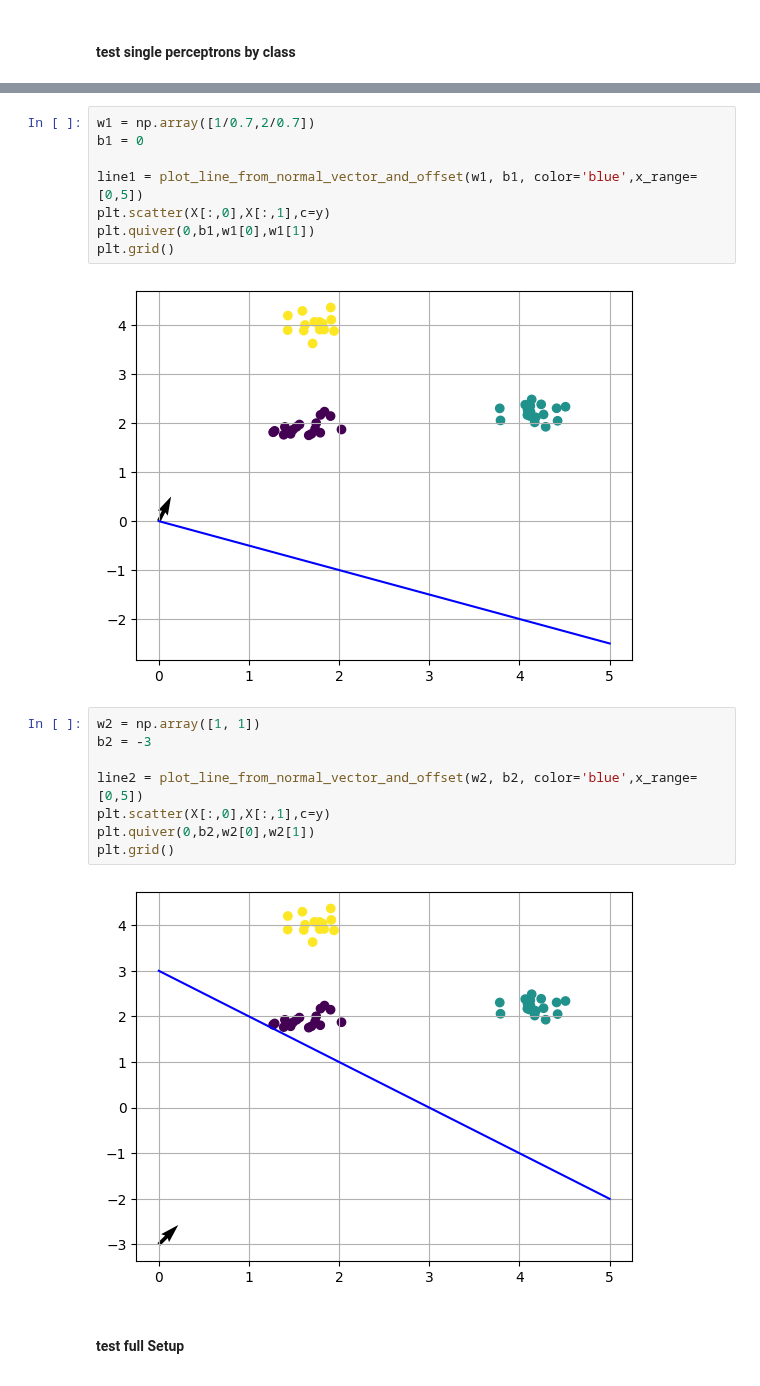
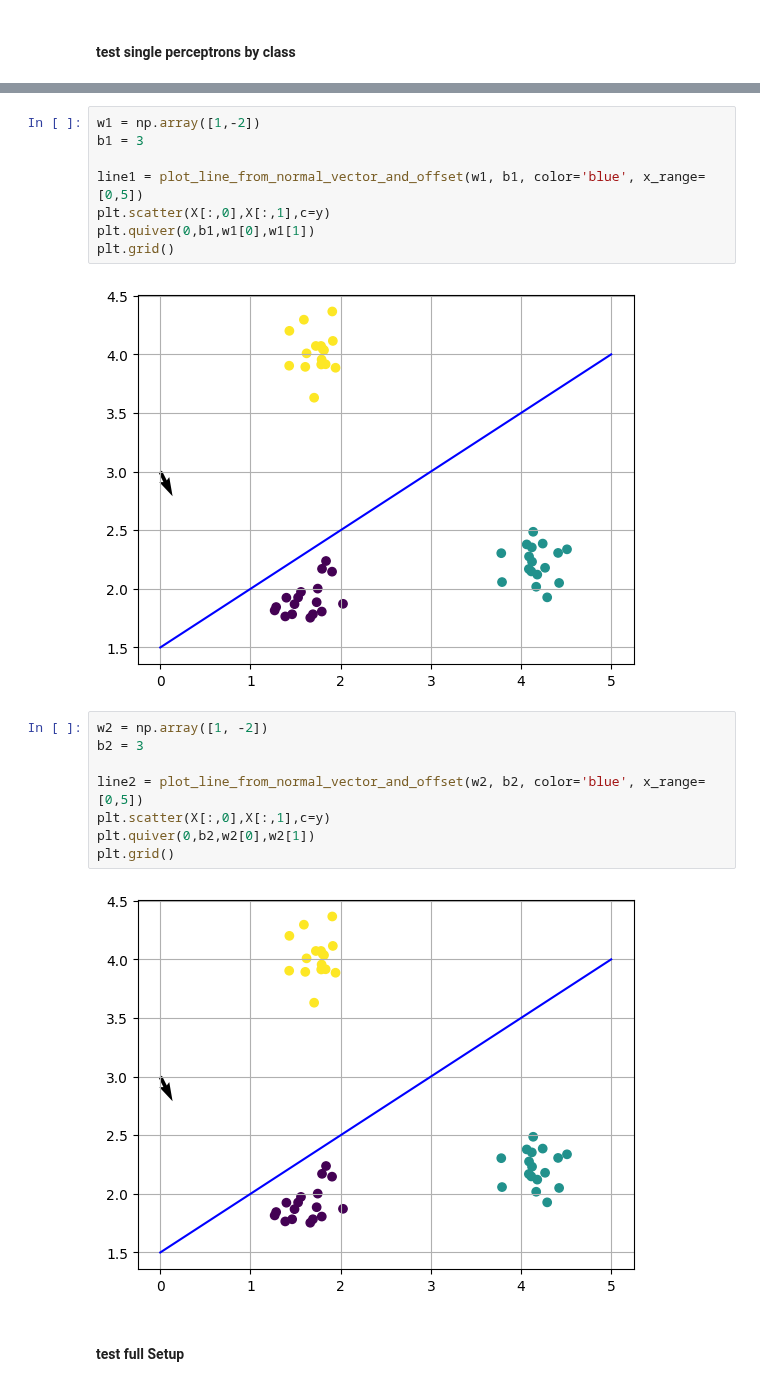
Before and after one commit to Mv0sKff/MyDeepLearning, a Jupyter notebook: week_2/Aufgabe_2_Multi_Class_Perceptrons.ipynb, the cells around one changed output, grey strips where cells are left out. Cells and saved outputs as stored; diff of their text form.

```diff
--- a/week_2/Aufgabe_2_Multi_Class_Perceptrons.ipynb
+++ b/week_2/Aufgabe_2_Multi_Class_Perceptrons.ipynb
@@ -97,25 +95,25 @@ def plot_line_from_normal_vector_and_offset(normal_vector, offset, x_range=None,
 
     return line
 # %%
-w1 = np.array([1/0.7,2/0.7])
-b1 = 0
+w1 = np.array([1,-2])
+b1 = 3
 
-line1 = plot_line_from_normal_vector_and_offset(w1, b1, color='blue',x_range=[0,5])
+line1 = plot_line_from_normal_vector_and_offset(w1, b1, color='blue', x_range=[0,5])
 plt.scatter(X[:,0],X[:,1],c=y)
 plt.quiver(0,b1,w1[0],w1[1])
 plt.grid()
 # %% [output]
-[figure, old version]
+[figure, new version]
 # %%
-w2 = np.array([1, 1])
-b2 = -3
+w2 = np.array([1, -2])
+b2 = 3
 
-line2 = plot_line_from_normal_vector_and_offset(w2, b2, color='blue',x_range=[0,5])
+line2 = plot_line_from_normal_vector_and_offset(w2, b2, color='blue', x_range=[0,5])
 plt.scatter(X[:,0],X[:,1],c=y)
 plt.quiver(0,b2,w2[0],w2[1])
 plt.grid()
 # %% [output]
-[figure, old version]
+[figure, new version]
 # %% [markdown]
 #### test full Setup
 # %% [markdown]
```
Also changed, not shown: parts of 1 cell of this notebook.
